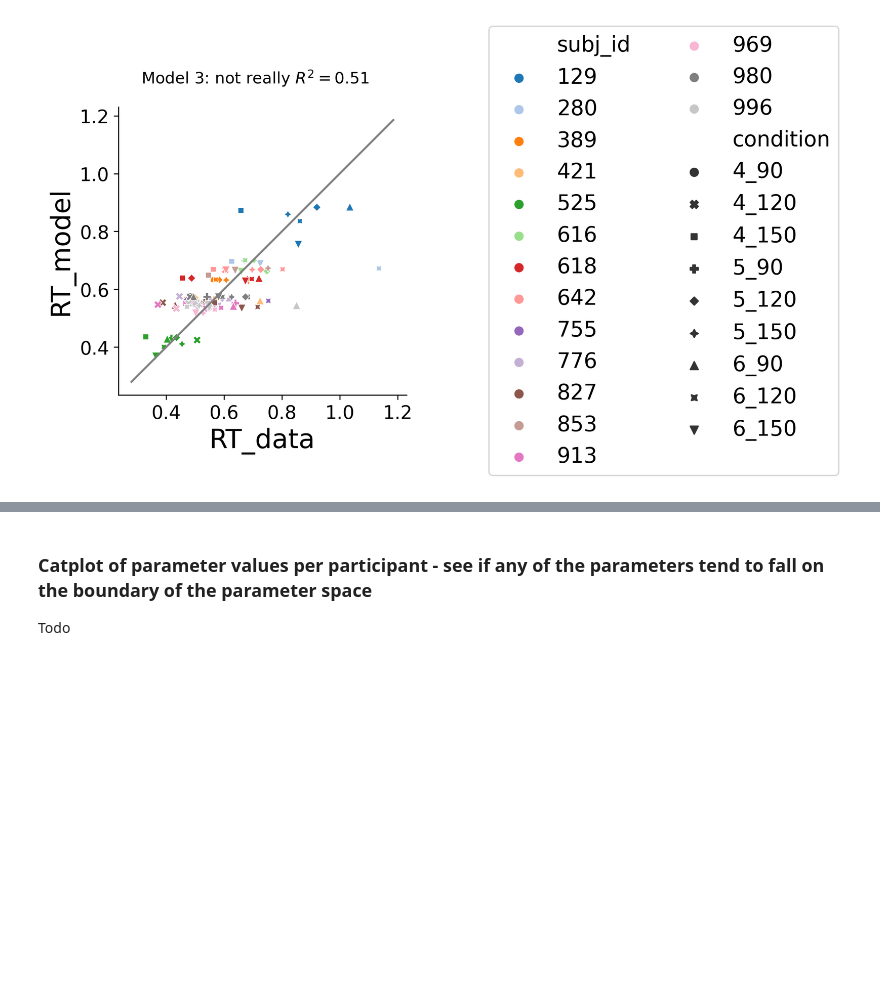
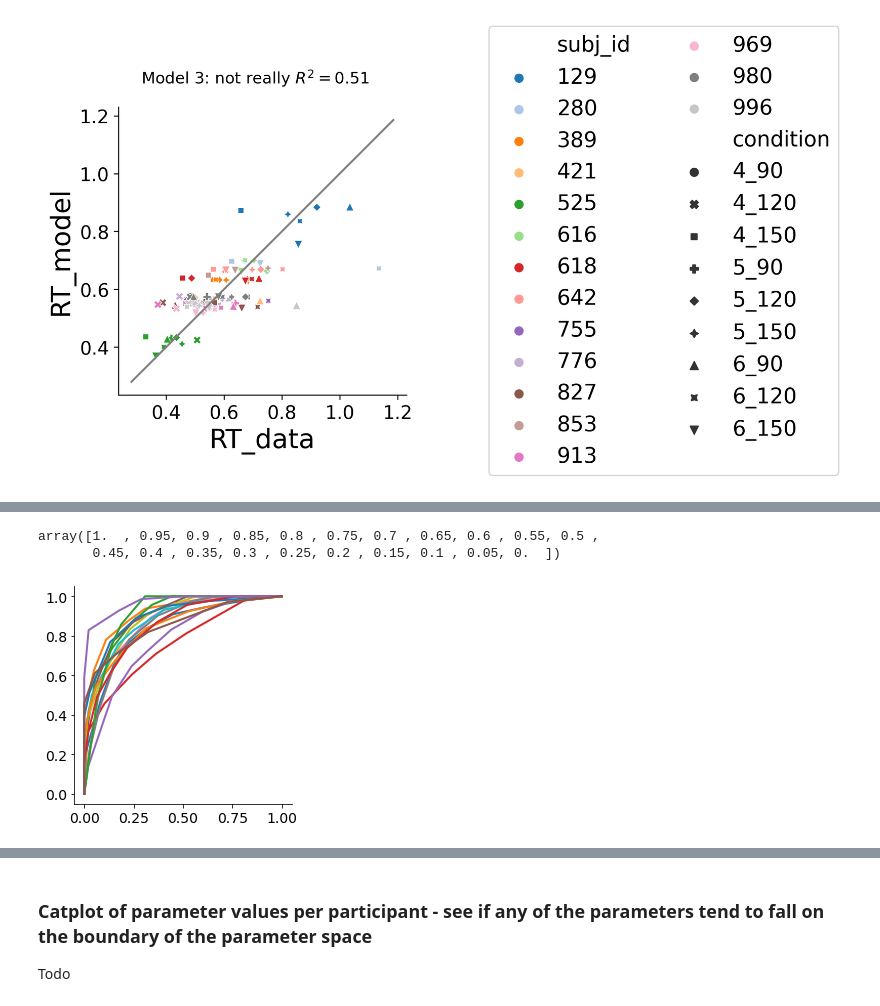
Before and after one commit to cherepaha/evidence_accumulation_in_gap_acceptance, a Jupyter notebook: data_and_model_analysis/model_selection.ipynb, the cells around one changed output, grey strips where cells are left out. Saved outputs shown, nothing was run; the diff lists cells and outputs as text; code cells hidden in the pictures; blank space fills up the shorter version.

Commit message:
Model comparison: pseudo-R-squared and ROC plots added

```diff
--- a/data_and_model_analysis/model_selection.ipynb
+++ b/data_and_model_analysis/model_selection.ipynb
@@ -24,7 +24,7 @@ fit_results_path = '../model_fit_results/model_%i/simulation_results/full_data_m
 groupby_cols = ['subj_id', 'tta_condition', 'd_condition']
 
 exp_measures = pd.read_csv('../data/measures.csv')
-exp_measures = exp_measures[~(exp_measures.subj_id==652)]
+# exp_measures = exp_measures[~(exp_measures.subj_id==652)]
 p_turn_by_condition = exp_measures.groupby(groupby_cols).mean().is_turn_decision
 # rt_by_condition = exp_measures[exp_measures.is_turn_decision].groupby(groupby_cols).mean().RT
 rt_by_condition = get_RT_means_with_cutoff(exp_measures[exp_measures.is_turn_decision], groupby_cols, n_cutoff=2)
@@ -84,0 +90,36 @@ for model_no in [1,2,3]:
+# %%
+np.linspace(1, 0, 21)
+# %% [output]
+array([1.  , 0.95, 0.9 , 0.85, 0.8 , 0.75, 0.7 , 0.65, 0.6 , 0.55, 0.5 ,
+       0.45, 0.4 , 0.35, 0.3 , 0.25, 0.2 , 0.15, 0.1 , 0.05, 0.  ])
+# %%
+def get_positive_rates(df, gamma):
+    df["model_is_turn_decision"] = df["p_turn_model"]>gamma
+    fpr = (len(df[~(df.is_turn_decision==df.model_is_turn_decision) & (df.model_is_turn_decision)])
+                   /len(df[~df.is_turn_decision]))
+    tpr = (len(df[(df.is_turn_decision==df.model_is_turn_decision) & (df.model_is_turn_decision)])
+                   /len(df[df.is_turn_decision]))
+
+    return (fpr, tpr)
+
+def get_roc_curve(data_means, exp_measures, subj_id, model_no=1):
+    subj_data_vs_model = exp_measures.loc[exp_measures.subj_id == subj_id,
+                                          ["subj_id", "tta_condition", "d_condition", "is_turn_decision"]]
+    if model_no == "best_case":
+        model_predictions = data_means.reset_index().rename(columns={"is_turn_decision": "p_turn_model"})
+    else:
+        data_vs_model = get_data_vs_model_means(model_no=model_no, data_means=data_means)
+        model_predictions = data_vs_model.loc[data_vs_model.subj_id == subj_id,
+                                              ["subj_id", "tta_condition", "d_condition", "p_turn_model"]]
+    subj_data_vs_model = (subj_data_vs_model.merge(model_predictions, on=["subj_id", "tta_condition", "d_condition"])
+                 .reset_index(drop=True))
+
+    return np.array([get_positive_rates(subj_data_vs_model, gamma=gamma) for gamma in np.linspace(1.001, -0.001, 21)]).T
+# %%
+fig, ax = plt.subplots()
+for subj_id in exp_measures.subj_id.unique():
+    roc = get_roc_curve(data_means, exp_measures, subj_id, model_no="best_case")
+    ax.plot(roc[0], roc[1])
+ax.set_aspect("equal")
+# %% [output]
+[figure, added]
```
Also changed, not shown: parts of 5 cells of this notebook, 3 other files.
